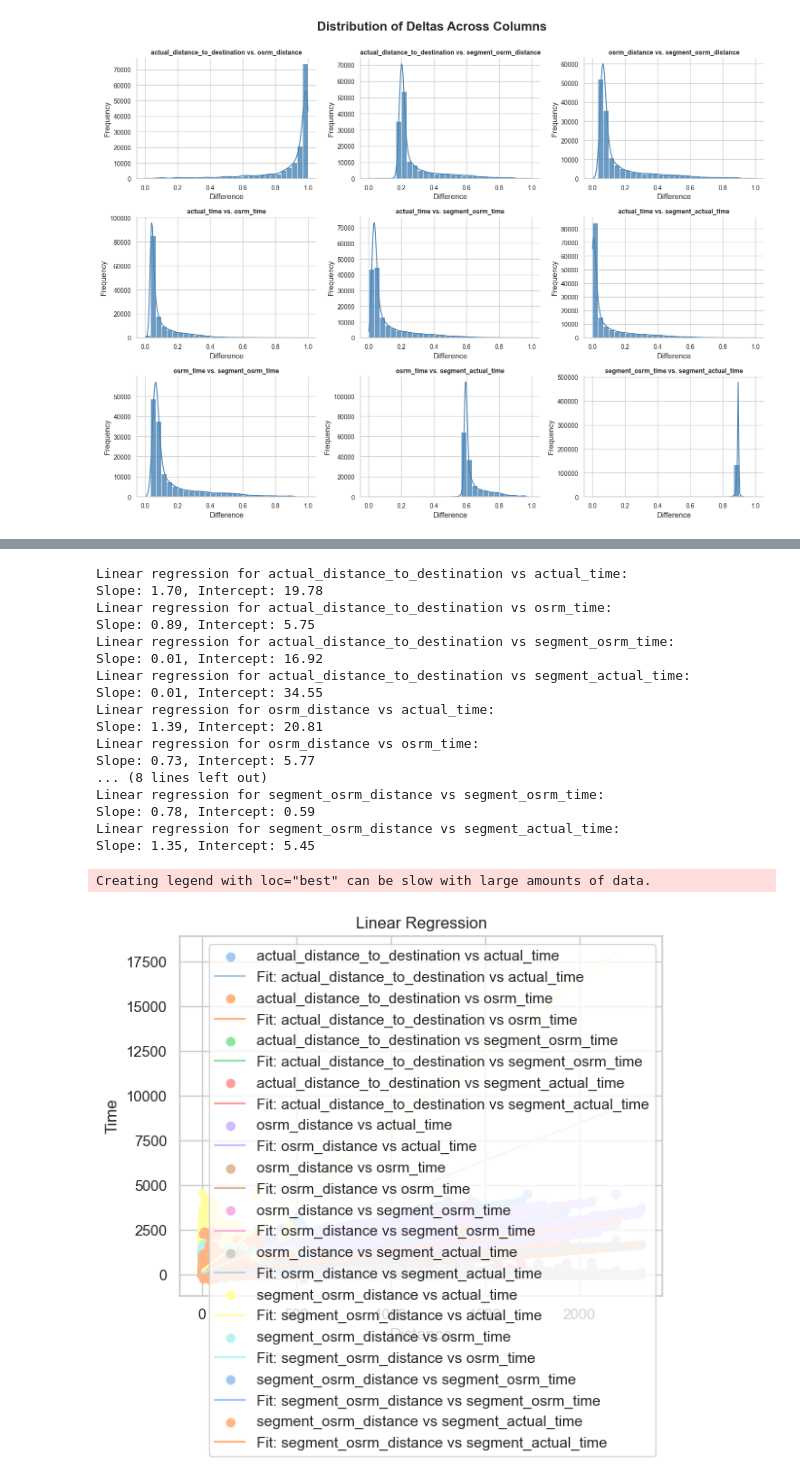
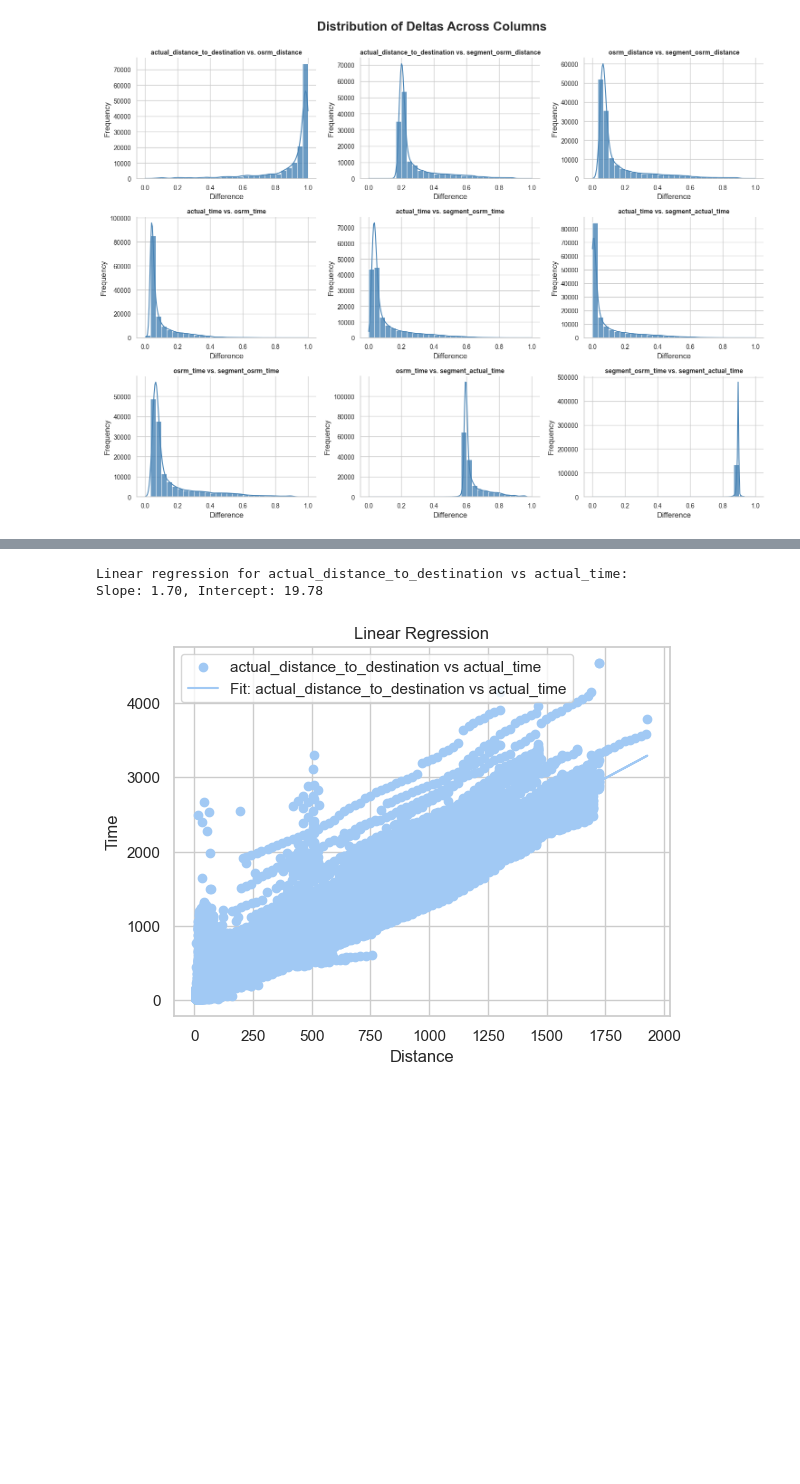
Before and after one commit to qweqwedfa/ProgrammingIndividual, a Jupyter notebook: Programming.ipynb, the cells around one changed output, grey strips where cells are left out. Cells and saved outputs as stored; diff of their text form; code cells hidden in the pictures; blank space fills up the shorter version.

```diff
--- a/Programming.ipynb
+++ b/Programming.ipynb
@@ -730,0 +911,20 @@ plot_nine_columns_boxplot(df_percentile, delta_columns)
+# %%
+data = []
+
+for index, (key, value) in enumerate(ModelComparsion.items()):
+    for model_name, scores in value.items():
+        avg_score = np.mean(scores)
+        data.append({
+            "Index": index,
+            "Category": key,
+            "Model": model_name,
+            "Average Score": avg_score
+        })
+
+# Create DataFrame from the list of dictionaries
+df = pd.DataFrame(data)
+
+# Pivot the DataFrame to have 'Index' as the row index and 'Average Score' as columns
+pivoted_df = df.pivot(index='Index', columns='Model', values='Average Score')
+
+print(pivoted_df)
@@ -731,55 +1131,38 @@ plot_nine_columns_boxplot(df_percentile, delta_columns)
 # %%
 distance_columns = ['actual_distance_to_destination', 'osrm_distance', 'segment_osrm_distance']
 time_columns =['actual_time', 'osrm_time', 'segment_osrm_time', 'segment_actual_time']
 
-
 # Initialize linear regression model
 model = LinearRegression()
 # Loop over each pair of distance and time columns
-for dist_col in distance_columns:
-    for time_col in time_columns:
+distance_time_pairs = list(itertools.product(distance_columns, time_columns))
+for pair_ in distance_time_pairs:
         # Reshape the data for linear regression (X needs to be a 2D array)
-        X = df_delta[dist_col].values.reshape(-1, 1)  # Distance as independent variable
-        y = df_delta[time_col].values  # Time as dependent variable
+        X = df_delta[pair_[0]].values.reshape(-1, 1)  # Distance as independent variable
+        y = df_delta[pair_[1]].values  # Time as dependent variable
         #print(len(X))
         # Fit the model
         model.fit(X, y)
 
         # Get the coefficients
         slope = model.coef_[0]
         intercept = model.intercept_
 
         # Print the result for this pair
-        print(f"Linear regression for {dist_col} vs {time_col}:")
+        print(f"Linear regression for {pair_[0]} vs {pair_[1]}:")
         print(f"Slope: {slope:.2f}, Intercept: {intercept:.2f}")
 
         # Optional: Plot the regression line
-        plt.scatter(df[dist_col], df[time_col], label=f'{dist_col} vs {time_col}')
-        plt.plot(df[dist_col], model.predict(X), label=f'Fit: {dist_col} vs {time_col}')
+        plt.scatter(df_delta[pair_[0]], df_delta[pair_[1]], label=f'{pair_[0]} vs {pair_[1]}')
+        plt.plot(df_delta[pair_[0]], model.predict(X), label=f'Fit: {pair_[0]} vs {pair_[1]}')
         plt.xlabel('Distance')
         plt.ylabel('Time')
         plt.legend()
         plt.title('Linear Regression')
-
+        break
 # Show the plot (optional)
 plt.show()
 # %% [output]
 Linear regression for actual_distance_to_destination vs actual_time:
 Slope: 1.70, Intercept: 19.78
-Linear regression for actual_distance_to_destination vs osrm_time:
-Slope: 0.89, Intercept: 5.75
-Linear regression for actual_distance_to_destination vs segment_osrm_time:
-Slope: 0.01, Intercept: 16.92
-Linear regression for actual_distance_to_destination vs segment_actual_time:
-Slope: 0.01, Intercept: 34.55
-Linear regression for osrm_distance vs actual_time:
-Slope: 1.39, Intercept: 20.81
-Linear regression for osrm_distance vs osrm_time:
-Slope: 0.73, Intercept: 5.77
-... (8 lines left out)
-Linear regression for segment_osrm_distance vs segment_osrm_time:
-Slope: 0.78, Intercept: 0.59
-Linear regression for segment_osrm_distance vs segment_actual_time:
-Slope: 1.35, Intercept: 5.45
-Creating legend with loc="best" can be slow with large amounts of data.
-[figure, old version]
+[figure, new version]
```
Also changed, not shown: parts of 21 cells of this notebook.
